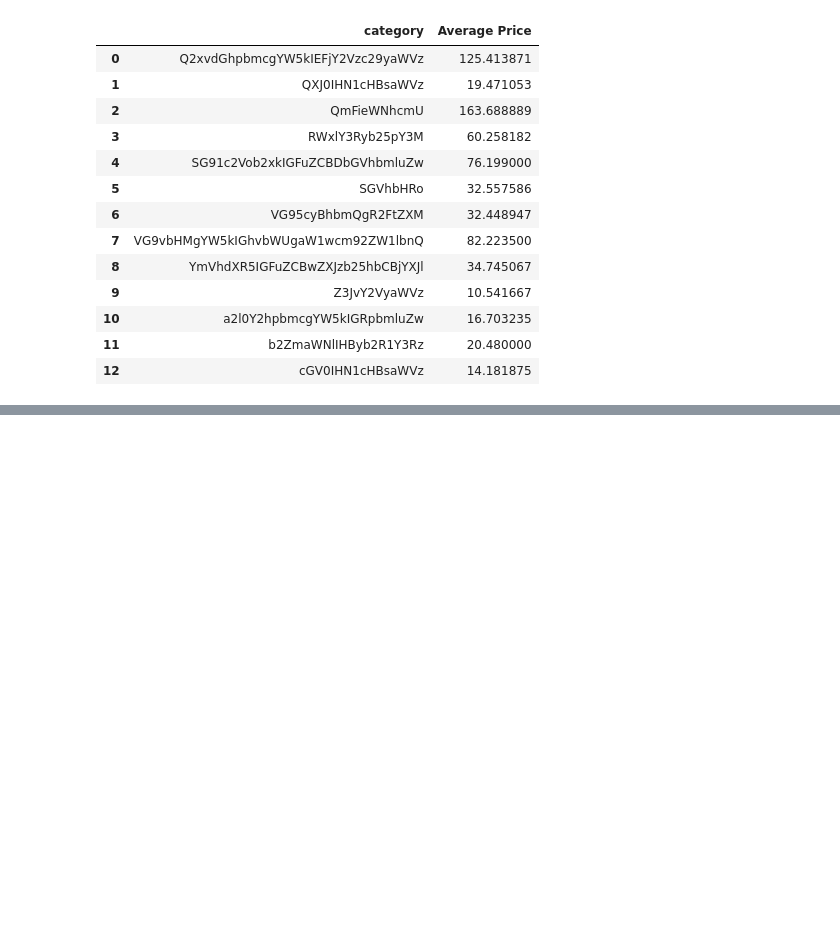
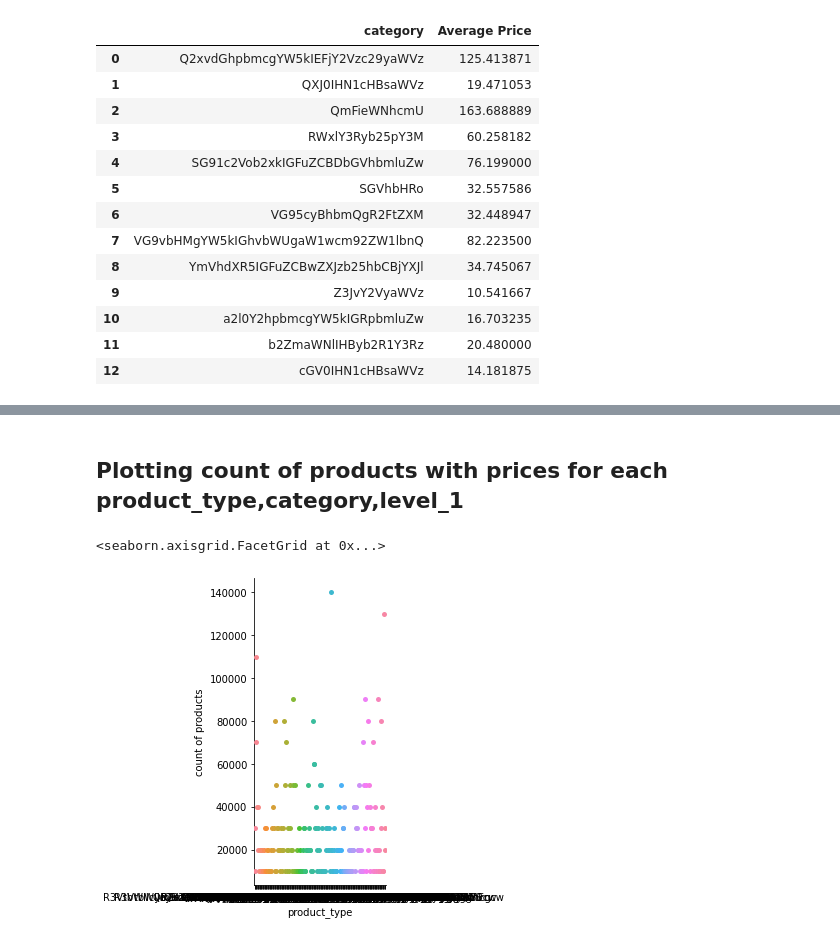
Before and after one commit to Dhananjay19161/Bezen-Data-Engineer-Assignment, a Jupyter notebook: internship.ipynb, the cells around one changed output, grey strips where cells are left out. Drawn from its saved outputs; the diff is of its cells as text; code cells hidden in the pictures; blank space fills up the shorter version.

```diff
--- a/internship.ipynb
+++ b/internship.ipynb
@@ -99,4 +136,6 @@ count_product_without_prices
 ## Count of products with prices in Each Product Type,Category,Level1
 # %%
 #Count of products without prices in Each Product Type,Category,Level1
-count_product_with_prices=Product_with_prices.groupby(['product_type','category','level_1']).size().reset_index(name='count of products')
+count_product_with_prices_product_type=Product_with_prices.groupby(['product_type']).size().reset_index(name='count of products')
+count_product_with_prices_category=Product_with_prices.groupby(['category']).size().reset_index(name='count of products')
+count_product_with_prices_level_1=Product_with_prices.groupby(['level_1']).size().reset_index(name='count of products')
@@ -217,0 +309,7 @@ category_wise
+# %% [markdown]
+## Plotting count of products with prices for each product_type,category,level_1
+# %%
+sns.catplot(x="product_type", y="count of products", data=count_product_with_prices_product_type)
+# %% [output]
+<seaborn.axisgrid.FacetGrid at 0x...>
+[figure, added]
```
Also changed, not shown: parts of 20 cells of this notebook.
